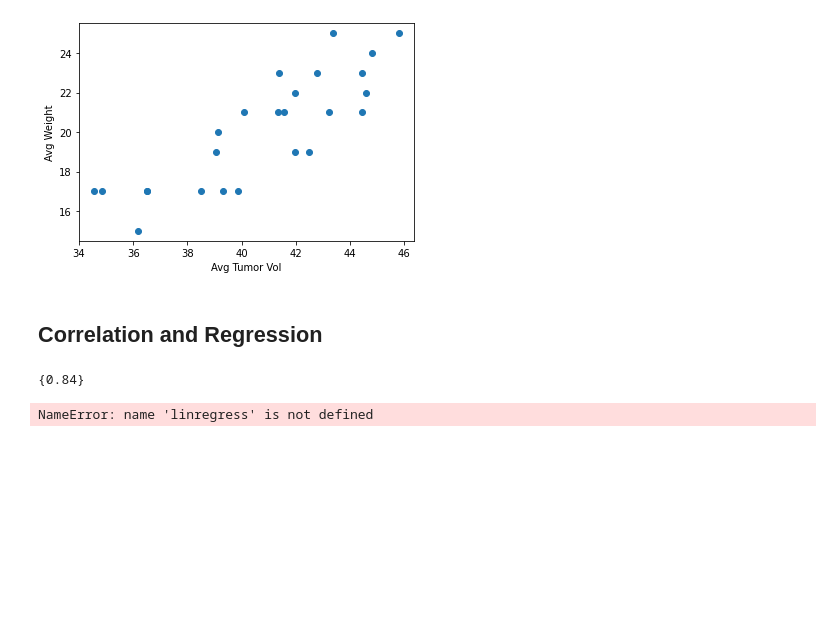
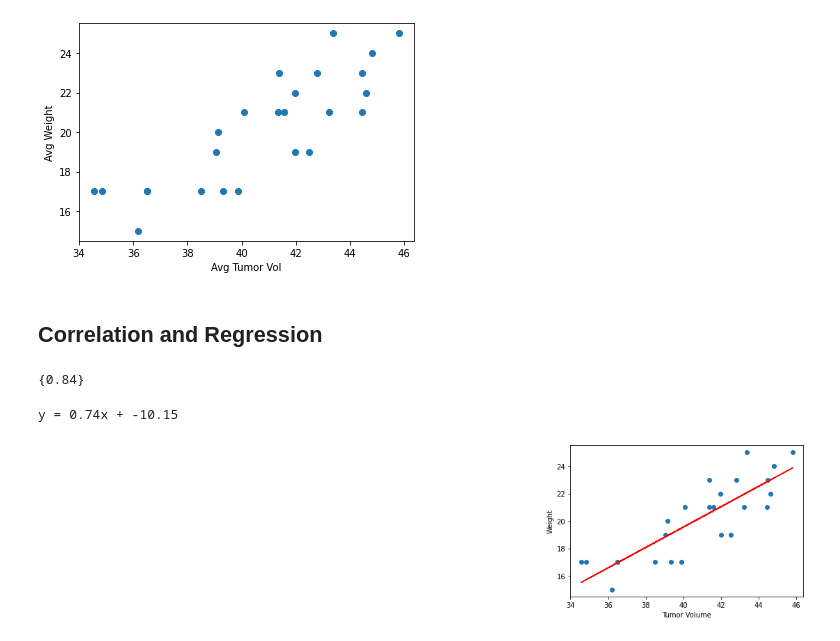
Before and after one commit to vsanga04/Matplotlib, a Jupyter notebook: Pymaceuticals/pymaceuticals_starter.ipynb, the cells around one changed output. Drawn from its saved outputs; the diff is of its cells as text; code cells hidden in the pictures; blank space fills up the shorter version.

Commit message:
added last scatter plot with regression line

```diff
--- a/Pymaceuticals/pymaceuticals_starter.ipynb
+++ b/Pymaceuticals/pymaceuticals_starter.ipynb
@@ -361,10 +348,19 @@ print({correlation})
 # %%
 x_values = avg_vol_weight_grouped["Tumor Volume (mm3)"]
 y_values = avg_vol_weight_grouped["Weight (g)"]
 
-(slope, intercept, rvalue, pvalue, stderr) = linregress(x_values, y_values)
+
+(slope, intercept, rvalue, pvalue, stderr) = st.linregress(x_values, y_values)
 regress_values = x_values * slope + intercept
 regress_values
 line_eq = "y = " + str(round(slope,2)) + "x + " + str(round(intercept,2))
+print(line_eq)
+plt.scatter(x_values,y_values)
+plt.plot(x_values,regress_values,"r-")
+plt.annotate(line_eq,(6,20),fontsize=15,color="red")
+plt.xlabel('Tumor Volume')
+plt.ylabel('Weight')
+plt.show()
 # %% [output]
-NameError: name 'linregress' is not defined
+y = 0.74x + -10.15
+[figure, added]
```
Also changed, not shown: parts of 2 cells of this notebook.
